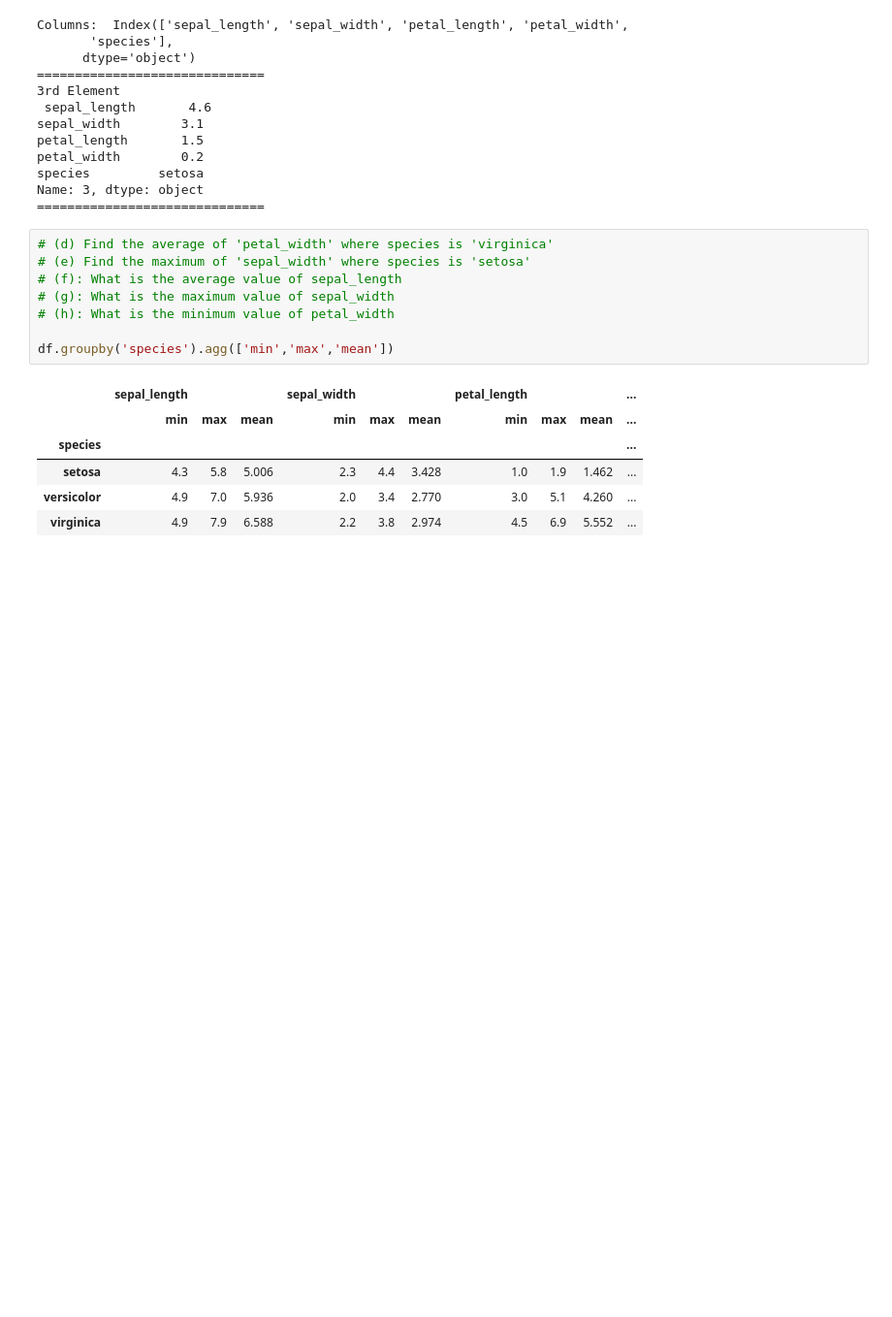
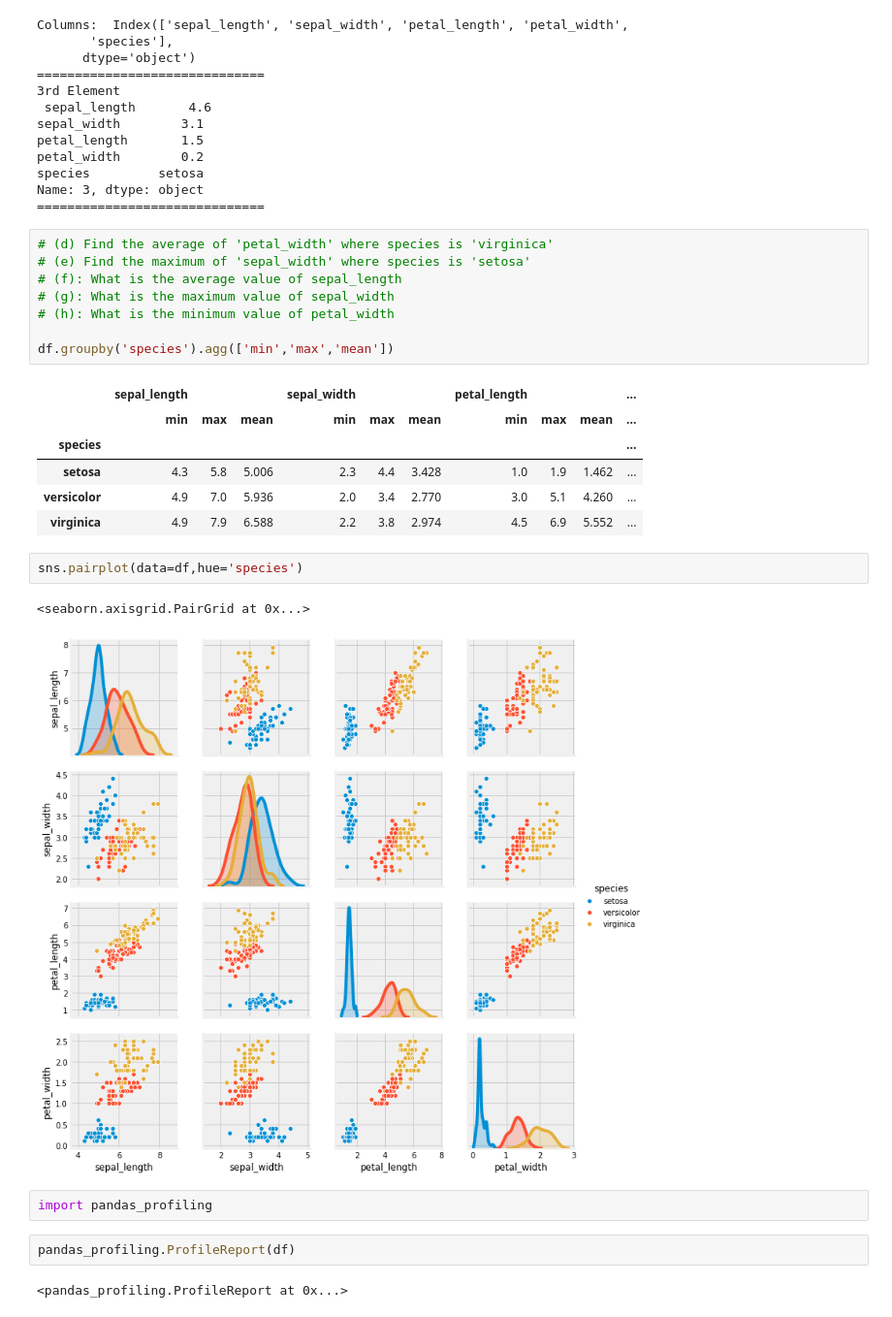
Before and after one commit to PrasadRaoJammuna/ML-Classes, a Jupyter notebook: Assignment.ipynb, the cells around one changed output. Shown: that part at 97% size. Cells and saved outputs as stored; diff of their text form; blank space fills up the shorter version.

```diff
--- a/Assignment.ipynb
+++ b/Assignment.ipynb
@@ -201,3 +201,14 @@ df.groupby('species').agg(['min','max','mean'])
 | setosa | 4.3 | 5.8 | 5.006 | 2.3 | 4.4 | 3.428 | 1.0 | 1.9 | 1.462 | ... |
 | versicolor | 4.9 | 7.0 | 5.936 | 2.0 | 3.4 | 2.770 | 3.0 | 5.1 | 4.260 | ... |
 | virginica | 4.9 | 7.9 | 6.588 | 2.2 | 3.8 | 2.974 | 4.5 | 6.9 | 5.552 | ... |
+# %%
+sns.pairplot(data=df,hue='species')
+# %% [output]
+<seaborn.axisgrid.PairGrid at 0x...>
+[figure, added]
+# %%
+import pandas_profiling
+# %%
+pandas_profiling.ProfileReport(df)
+# %% [output]
+<pandas_profiling.ProfileReport at 0x...>
```
Also changed, not shown: parts of 7 cells of this notebook.
